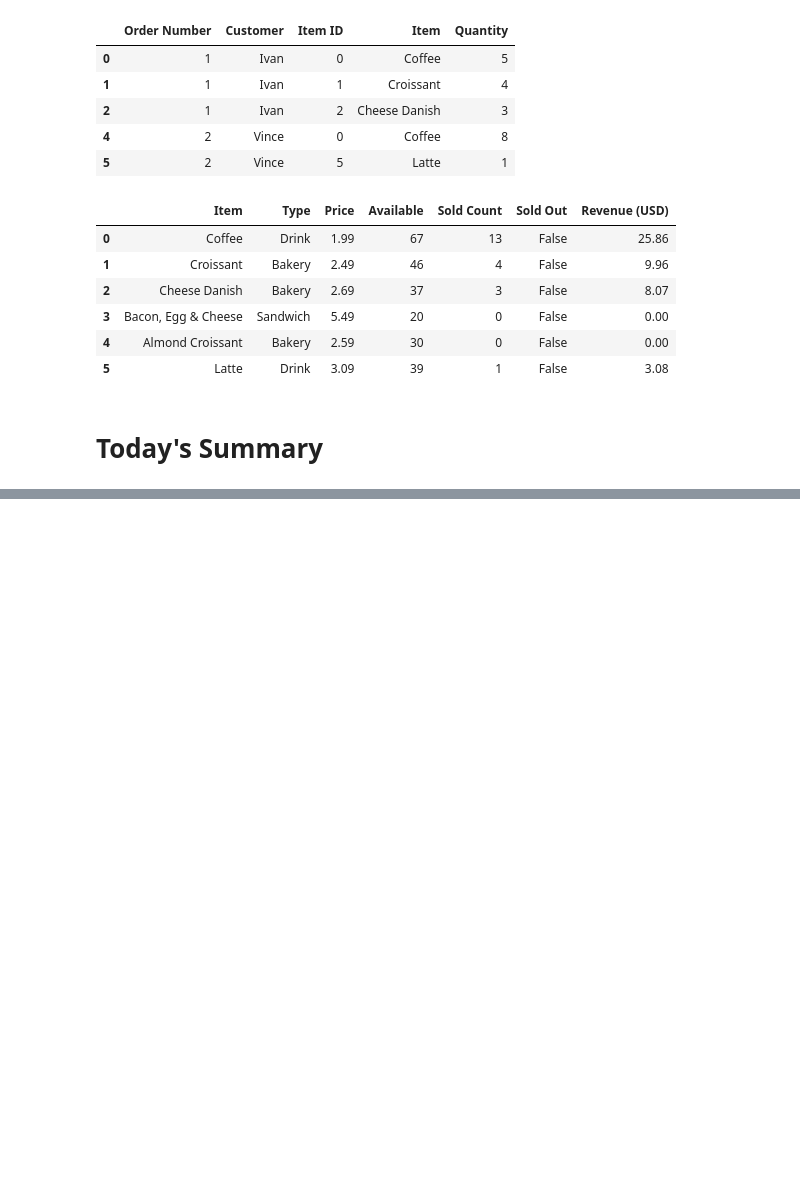
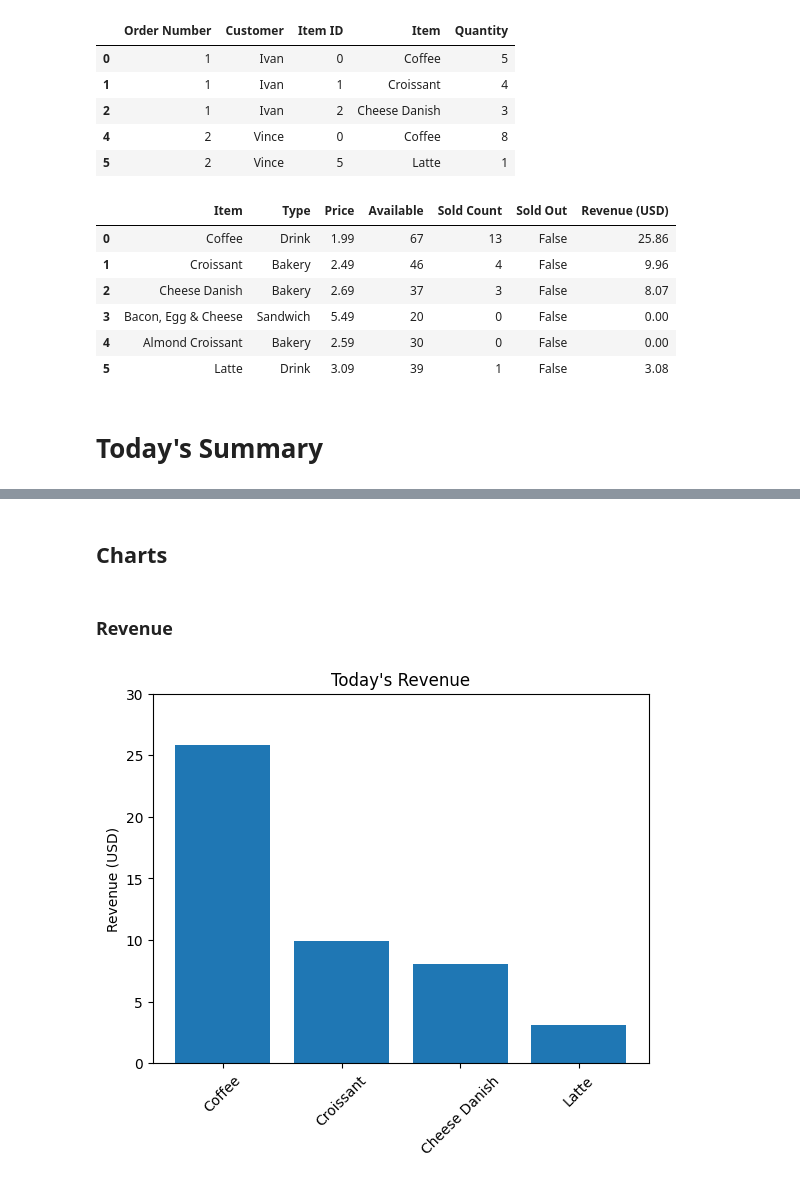
Before and after one commit to ivanbaradi/My-Cafe, a Jupyter notebook: main.ipynb, the cells around one changed output, grey strips where cells are left out. Drawn from its saved outputs; the diff is of its cells as text; code cells hidden in the pictures; blank space fills up the shorter version.

Commit message:
added first bar graph

```diff
--- a/main.ipynb
+++ b/main.ipynb
@@ -23,12 +23,12 @@ Amounts for each item should be properly formatted. There are two functions for
 
 - `format_amount()`: Formats the amount properly and returns it as a <u>string</u>.
 # %%
-def truncate_amount(amount: float) -> Decimal:
+def truncate_amount(amount: float | Decimal) -> Decimal:
     """
     Truncates decimal places with displaying only two numbers after the decimal point
 
     Args:
-        amount (float): item amount
+        amount (float | Decimal): item amount
 
     Returns:
         Decimal: item amount with exactly two numbers after the decimal point
@@ -191,7 +237,7 @@ class CafeDataFrame(pd.DataFrame):
 
 
 
-    def purchase(self, customer: str, items: list[dict[int,int]]):
+    def purchase(self, customer_name: str, items: list[dict[int,int]]):
         """
         Performs the following for each cafe item:
             1. Increase order count
@@ -201,7 +247,7 @@ class CafeDataFrame(pd.DataFrame):
             5. Insert each item to the order
 
         Args:
-            customer (str): name of the customer
+            customer_name (str): name of the customer
             items (list[dict[int,int]]): list of cafe items (ids & quantities) to purchase
 
         Raises:
@@ -209,7 +255,7 @@ class CafeDataFrame(pd.DataFrame):
             ValueError: Item quantity is higher than availability
         """
 
-        order_df.increase_order_count() # new order number
+        order_df.increase_order_count() # adds new order number
 
         for item in items:
             if self.loc[item['Item ID'],'Sold Out'] == True:
@@ -225,11 +271,11 @@ class CafeDataFrame(pd.DataFrame):
             if self.loc[item['Item ID'],'Available'] == 0:
                 self.loc[item['Item ID'],'Sold Out'] = True # item now sold out
 
-            order_df.add_item_to_order(customer, item['Item ID'], self.loc[item['Item ID'],'Item'], item['Quantity']) # adds item to the order
+            order_df.add_item_to_order(customer_name, item['Item ID'], self.loc[item['Item ID'],'Item'], item['Quantity']) # adds item to the order
 
 
 
-    def refund(self, order: int, items: list[dict[int,int]]):
+    def refund(self, order_num: int, items: list[dict[int,int]]):
         """
         Performs the following for each cafe item:
             1. Increases Availability count
@@ -239,7 +285,7 @@ class CafeDataFrame(pd.DataFrame):
             5. Removes item(s) or order
 
         Args:
-            order (int): customer's order number
+            order_num (int): customer's order number
             items (list[dict[int,int]]): items and their quantities to remove for refunding
 
         Raises:
@@ -258,24 +304,24 @@ class CafeDataFrame(pd.DataFrame):
             self.loc[item['Item ID'],'Sold Count'] -= item['Quantity'] # decreases sold count
             self.loc[item['Item ID'],'Sold Out'] = False # sets False to indicate that the item is now not sold out
             self.loc[item['Item ID'],'Revenue (USD)'] -= truncate_amount(self.loc[item['Item ID'],'Price'] * item['Quantity']) # decreases revenue
-            order_df.remove_item_from_order(order, item['Item ID'], item['Quantity'])
+            order_df.remove_item_from_order(order_num, item['Item ID'], item['Quantity'])
 
 
 
-    def refund_all(self, order: int):
+    def refund_all(self, order_num: int):
         """
         Refunds all customer cafe items. See `CafeDataFrame.refund()` for more information
 
         Args:
-            order (int): customer's order number
+            order_num (int): customer's order number
 
         Raises:
             ValueError: Order number is not found
         """
-        order_items = order_df[order_df['Order Number'] == order] # list of items with the same order number
+        order_items = order_df[order_df['Order Number'] == order_num] # list of items with the same order number
 
         if(len(order_items) == 0):
-            raise ValueError(f'Order number {order} is not found')
+            raise ValueError(f'Order number {order_num} is not found')
 
         for _, item in order_items.iterrows(): # loops through all customer order items from the same order number
             self.loc[item['Item ID'],'Available'] += item['Quantity'] # increases availability count
@@ -287,12 +333,12 @@ class CafeDataFrame(pd.DataFrame):
 
 
 
-    def __sum_revenue(self) -> float:
+    def __sum_revenue(self) -> Decimal:
         """
         Gets total revenue from all items sold
 
         Returns:
-            float: Total revenue from all items sold
+            Decimal: Total revenue from all items sold
         """
         total = 0
         for _, row in self.iterrows():
@@ -327,7 +390,7 @@ hh_discount = 0.30 # happy hour discount
 hh_start, hh_end = 14, 16 # happy hour start and end hours using 24HR format (PST)
 hh_type = None # item type for apply for discount (set None to disable happy hour)
 # %%
-def apply_discount(row: pd.Series) -> float:
+def apply_discount(row: pd.Series) -> Decimal:
     """
     Applies discount to cafe items
 
@@ -483,3 +557,20 @@ Cheese Danish: $8.07
 Latte: $3.08
 
 Total Revenue: $46.97
+# %% [markdown]
+## Charts
+# %% [markdown]
+### Revenue
+# %%
+x_col, y_col = 'Item', 'Revenue (USD)' # x and y columns from DataFrame to draw bar graph
+filtered_items, filtered_values = remove_empty_bars(df=cafe_df, x_col=x_col, y_col=y_col) # removes items with no revenue
+increment = 5 # increment value for y values from the bar graph
+# %%
+plt.bar(filtered_items, filtered_values)
+plt.title("Today's Revenue")
+plt.xticks(rotation=45)
+plt.ylabel(y_col)
+plt.yticks(np.arange(0,ceil_max_ptg(cafe_df, ycol=y_col)+increment, increment))
+plt.show()
+# %% [output]
+[figure, added]
```
Also changed, not shown: parts of 13 cells of this notebook.
